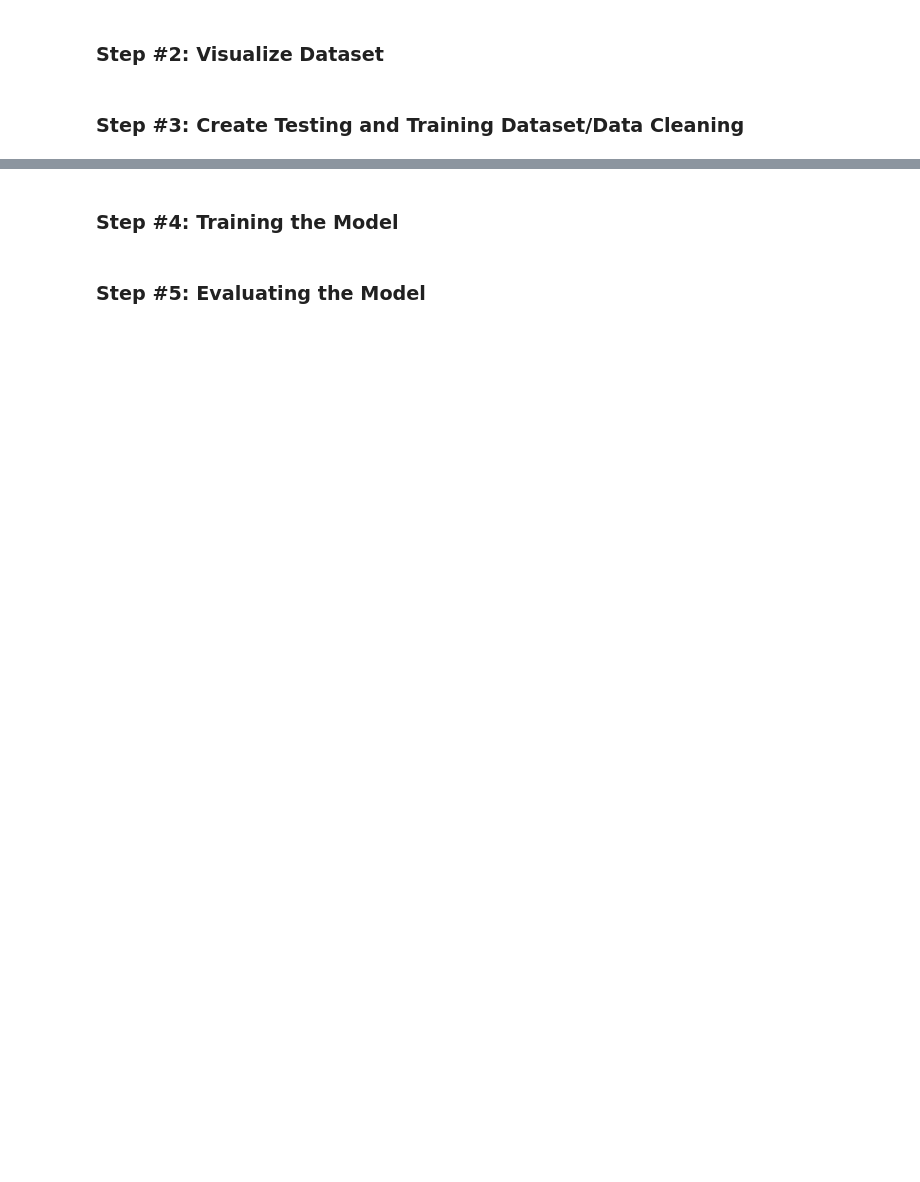
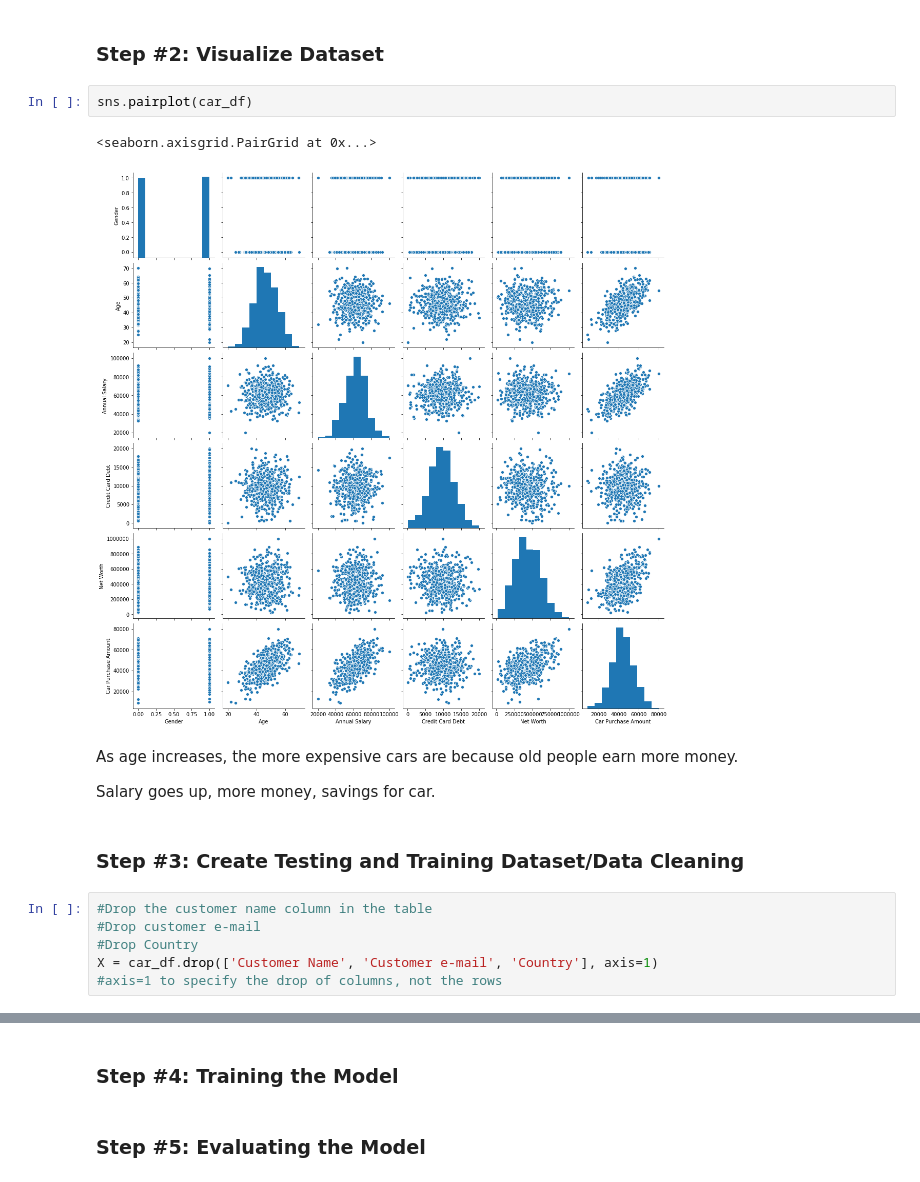
Before and after one commit to Hoangvo92/Machine-Learning-Practice-Projects, a Jupyter notebook: carPurchase/CarPurchasePreductions_p1.ipynb, the cells around one changed output, grey strips where cells are left out. Cells and saved outputs as stored; diff of their text form; blank space fills up the shorter version.

```diff
--- a/carPurchase/CarPurchasePreductions_p1.ipynb
+++ b/carPurchase/CarPurchasePreductions_p1.ipynb
@@ -78,5 +78,20 @@ car_df.tail(10)
 | 499 | Marla | Camaron.marla@hotmail.com | marlal | 1 | 46.731152 | 61370.67766 | 9391.341628 | 462946.4924 | ... |
 # %% [markdown]
 ### Step #2: Visualize Dataset
+# %%
+sns.pairplot(car_df)
+# %% [output]
+<seaborn.axisgrid.PairGrid at 0x...>
+[figure, added]
+# %% [markdown]
+As age increases, the more expensive cars are because old people earn more money.
+
+Salary goes up, more money, savings for car.
 # %% [markdown]
 ### Step #3: Create Testing and Training Dataset/Data Cleaning
+# %%
+#Drop the customer name column in the table
+#Drop customer e-mail
+#Drop Country
+X = car_df.drop(['Customer Name', 'Customer e-mail', 'Country'], axis=1)
+#axis=1 to specify the drop of columns, not the rows
```
Also changed, not shown: parts of 17 cells of this notebook, 1 other file.
